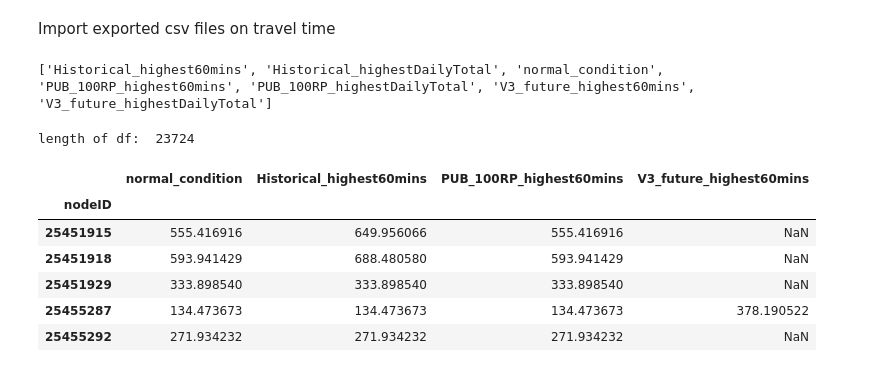
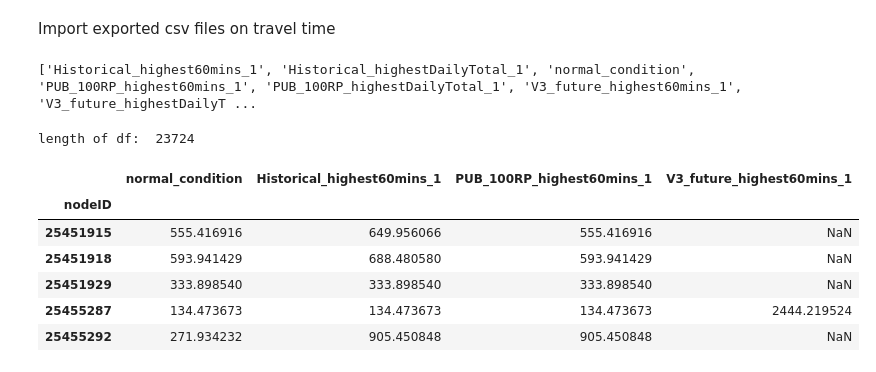
Before and after one commit to pakhuiying/NCCS_analysis, a Jupyter notebook: EMS_scenarios.ipynb, the cells around one changed output. Cells and saved outputs as stored; diff of their text form; code cells hidden in the pictures.

```diff
--- a/EMS_scenarios.ipynb
+++ b/EMS_scenarios.ipynb
@@ -58,14 +58,14 @@ hospitals_EMS = ["Changi General Hospital",
                  "Parkway East Hospital",
                  "Raffles Hospital"]
 # %%
-hospital_locations = []
-headers = apiKeys.generate_OneMap_headers()
-for hospital in hospitals_EMS:
-    response = apiKeys.get_coordinates_from_location(hospital,headers)
-    hospital_locations.append(response)
+# hospital_locations = []
+# headers = apiKeys.generate_OneMap_headers()
+# for hospital in hospitals_EMS:
+#     response = apiKeys.get_coordinates_from_location(hospital,headers)
+#     hospital_locations.append(response)
 
-hospital_df = pd.DataFrame(hospital_locations)
-hospital_df['Hospital'] = hospitals_EMS
+# hospital_df = pd.DataFrame(hospital_locations)
+# hospital_df['Hospital'] = hospitals_EMS
 # hospital_df.to_csv("Exported_Data/hospitals_EMS.csv",index=False)
 # %%
 hospital_df = pd.read_csv("Exported_Data/hospitals_EMS.csv")
@@ -261,17 +261,27 @@ flood_depth
   (2577843689, 2577843633, 0): np.float32(0.9500809),
   ...}}
 # %%
-def drop_edges_from_G(G,flood_depth_dict,flood_threshold=0.7,plot=True):
+def drop_edges_from_G(G,flood_depth_dict,
+                      flooded_maxspeed=None, percentage_reduction_maxspeed=10,
+                      flood_threshold=0.7,plot=True):
     """
     Remove edges where mean flood depth is > 0.7 m
     Args:
         G (networkx graph): the networkx graph of the area
         flood_depth_dict (dict): keys are nodes, values are flood_depth in meters
         flood_threshold (float): floood depth threshold, above which, roads are assumed to impassable and edges are removed
+        flooded_maxspeed (float): max speed on the road when it is flooded. Default is 20 km/h. This will override the maxspeed attribute in G.
+        percentage_reduction_maxspeed (float, 0 to 100): percentage reduction from max speed allowed on roads
     Returns:
         networkx graph: graph with edges removed
     """
     G_copy = copy.deepcopy(G)
+
+    # update flooded road network with updated flood speed
+    UFN = floodedRouting.UpdateFloodNetwork(G_copy, flooded_maxspeed=flooded_maxspeed,
+                                            percentage_reduction_maxspeed=percentage_reduction_maxspeed)
+    G_copy = UFN.update_flooded_road_network(list(flood_depth_dict), plot=plot)
+
     # remove edges based if mean depth>flood_threshold
     remove_edges = [k for k,v in flood_depth_dict.items() if v>flood_threshold]
     for e in remove_edges:
@@ -297,36 +308,38 @@ drop_edges_from_G(G_car,flood_depth["V3_future_highest60mins"],flood_threshold=0
 # Estimate disruption to EMS under various scenarios
 # %%
 for scenario, flood_depth_dict in flood_depth.items():
-    G_updated = drop_edges_from_G(G_car,flood_depth_dict,flood_threshold=0.7,plot=False)
+    G_updated = drop_edges_from_G(G_car,flood_depth_dict,flood_threshold=0.7,
+                                  flooded_maxspeed=5, percentage_reduction_maxspeed=None,
+                                  plot=False)
     travelTimesHospital = get_travelTimesHospital(G_updated, hospital_df)
-    # travelTimesHospital.reset_index().to_csv(os.path.join(r"data\simulatedExtremePluvialFlood\EMS_disruption",f"{scenario}.csv"),index=False)
+    travelTimesHospital.reset_index().to_csv(os.path.join(r"data\simulatedExtremePluvialFlood\EMS_disruption",f"{scenario}_1.csv"),index=False)
 # %% [markdown]
 Import exported csv files on travel time
 # %%
 EMS_disruption_dir = r"data\simulatedExtremePluvialFlood\EMS_disruption"
-EMS_disruption_fps = [os.path.join(EMS_disruption_dir,fp) for fp in os.listdir(EMS_disruption_dir)]
+EMS_disruption_fps = [os.path.join(EMS_disruption_dir,fp) for fp in os.listdir(EMS_disruption_dir) if bool(re.match(r"normal_condition.csv|.*_1.csv",fp))]
 EMS_disruption_dfs = {os.path.splitext(os.path.basename(fp))[0]: pd.read_csv(fp).set_index("nodeID") for fp in EMS_disruption_fps}
 print(list(EMS_disruption_dfs))
 # %% [output]
-['Historical_highest60mins', 'Historical_highestDailyTotal', 'normal_condition', 'PUB_100RP_highest60mins', 'PUB_100RP_highestDailyTotal', 'V3_future_highest60mins', 'V3_future_highestDailyTotal']
+['Historical_highest60mins_1', 'Historical_highestDailyTotal_1', 'normal_condition', 'PUB_100RP_highest60mins_1', 'PUB_100RP_highestDailyTotal_1', 'V3_future_highest60mins_1', 'V3_future_highestDailyT ...
 # %%
-scenarios = ['normal_condition','Historical_highest60mins','PUB_100RP_highest60mins','V3_future_highest60mins']
+scenarios = ['normal_condition','Historical_highest60mins_1','PUB_100RP_highest60mins_1','V3_future_highest60mins_1']
 # minTravelTimesHospital = []
 # for scenario in scenarios:
 #     minTravelTimesHospital.append(EMS_disruption_dfs[scenario].min(axis=1).to_frame(name=scenario))
 minTravelTimesHospital = [EMS_disruption_dfs[scenario].min(axis=1).to_frame(name=scenario).reset_index() for scenario in scenarios]
 minTravelTimesHospital = reduce(lambda x, y: pd.merge(x, y, on="nodeID",how="outer"), minTravelTimesHospital)
 print("length of df: ", len(minTravelTimesHospital))
 len(set(minTravelTimesHospital.index.to_list()))
 minTravelTimesHospital = minTravelTimesHospital.set_index("nodeID")
 minTravelTimesHospital.head()
 # %% [output]
 length of df:  23724
-|  | normal_condition | Historical_highest60mins | PUB_100RP_highest60mins | V3_future_highest60mins |
+|  | normal_condition | Historical_highest60mins_1 | PUB_100RP_highest60mins_1 | V3_future_highest60mins_1 |
 | nodeID |  |  |  |  |
 | 25451915 | 555.416916 | 649.956066 | 555.416916 | NaN |
 | 25451918 | 593.941429 | 688.480580 | 593.941429 | NaN |
 | 25451929 | 333.898540 | 333.898540 | 333.898540 | NaN |
-| 25455287 | 134.473673 | 134.473673 | 134.473673 | 378.190522 |
-| 25455292 | 271.934232 | 271.934232 | 271.934232 | NaN |
+| 25455287 | 134.473673 | 134.473673 | 134.473673 | 2444.219524 |
+| 25455292 | 271.934232 | 905.450848 | 905.450848 | NaN |
 # %%
```
Also changed, not shown: parts of 8 cells of this notebook, 1 other file.
